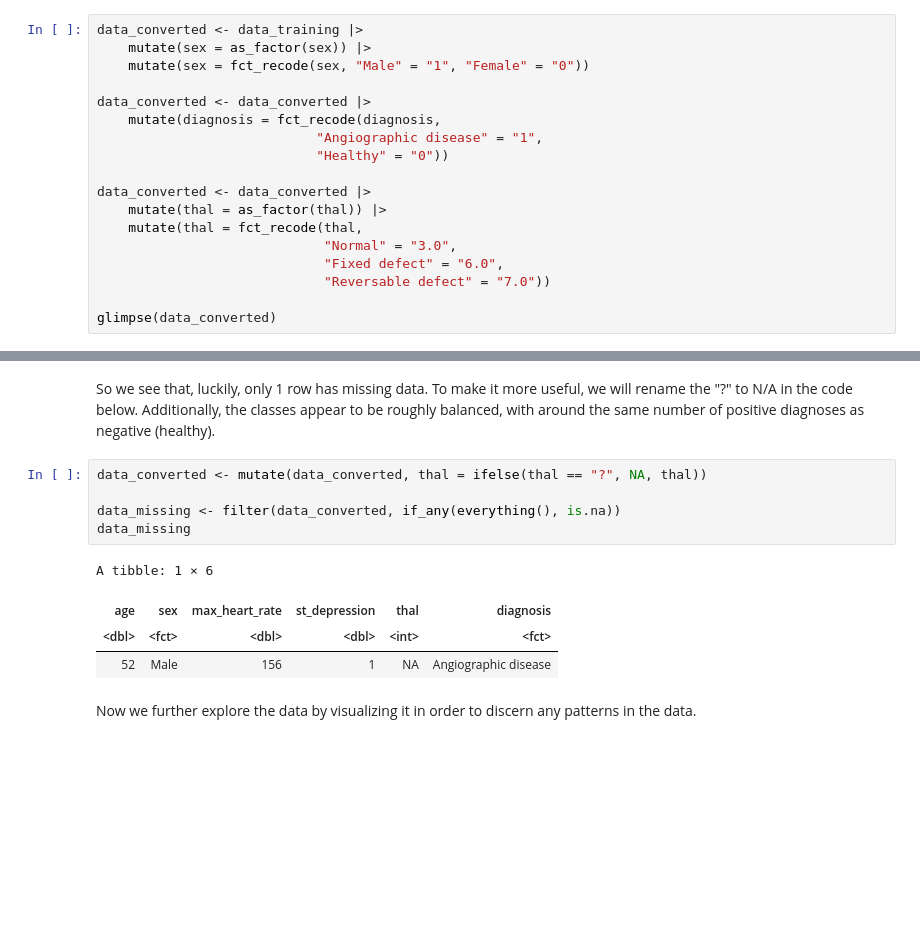
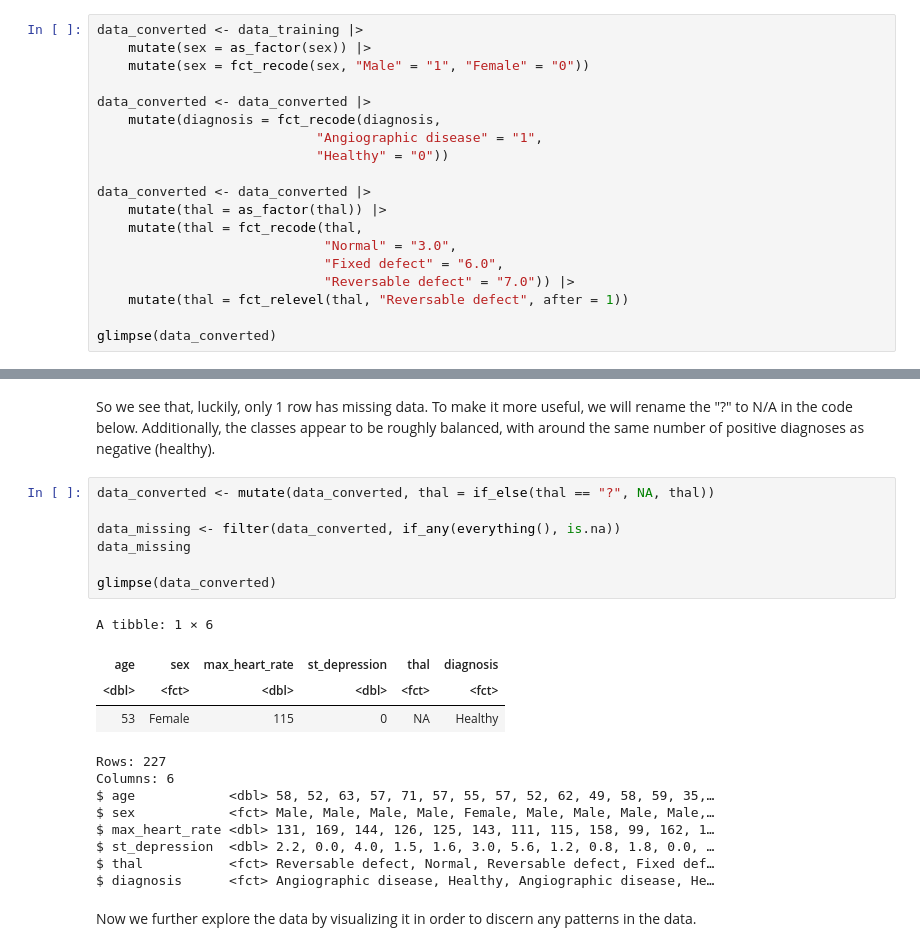
Before and after one commit to goete/Heart-Disease-Prediction-Modelling, a Jupyter notebook: proposal.ipynb, the cells around one changed output, grey strips where cells are left out. Saved outputs shown, nothing was run; the diff lists cells and outputs as text; blank space fills up the shorter version.

```diff
--- a/proposal.ipynb
+++ b/proposal.ipynb
@@ -67,7 +84,8 @@ data_converted <- data_converted |>
     mutate(thal = fct_recode(thal,
                              "Normal" = "3.0",
                              "Fixed defect" = "6.0",
-                             "Reversable defect" = "7.0"))
+                             "Reversable defect" = "7.0")) |>
+    mutate(thal = fct_relevel(thal, "Reversable defect", after = 1))
 
 glimpse(data_converted)
 # %% [output]
@@ -132,15 +150,25 @@ A tibble: 1 × 1
 # %% [markdown]
 So we see that, luckily, only 1 row has missing data. To make it more useful, we will rename the "?" to N/A in the code below. Additionally, the classes appear to be roughly balanced, with around the same number of positive diagnoses as negative (healthy).
 # %%
-data_converted <- mutate(data_converted, thal = ifelse(thal == "?", NA, thal))
+data_converted <- mutate(data_converted, thal = if_else(thal == "?", NA, thal))
 
 data_missing <- filter(data_converted, if_any(everything(), is.na))
 data_missing
+
+glimpse(data_converted)
 # %% [output]
 A tibble: 1 × 6
 | age | sex | max_heart_rate | st_depression | thal | diagnosis |
-| <dbl> | <fct> | <dbl> | <dbl> | <int> | <fct> |
-| 52 | Male | 156 | 1 | NA | Angiographic disease |
+| <dbl> | <fct> | <dbl> | <dbl> | <fct> | <fct> |
+| 53 | Female | 115 | 0 | NA | Healthy |
+Rows: 227
+Columns: 6
+$ age            <dbl> 58, 52, 63, 57, 71, 57, 55, 57, 52, 62, 49, 58, 59, 35,…
+$ sex            <fct> Male, Male, Male, Male, Female, Male, Male, Male, Male,…
+$ max_heart_rate <dbl> 131, 169, 144, 126, 125, 143, 111, 115, 158, 99, 162, 1…
+$ st_depression  <dbl> 2.2, 0.0, 4.0, 1.5, 1.6, 3.0, 5.6, 1.2, 0.8, 1.8, 0.0, …
+$ thal           <fct> Reversable defect, Normal, Reversable defect, Fixed def…
+$ diagnosis      <fct> Angiographic disease, Healthy, Angiographic disease, He…
 # %% [markdown]
 Now we further explore the data by visualizing it in order to discern any patterns in the data.
 # %%
```
Also changed, not shown: parts of 6 cells of this notebook.
